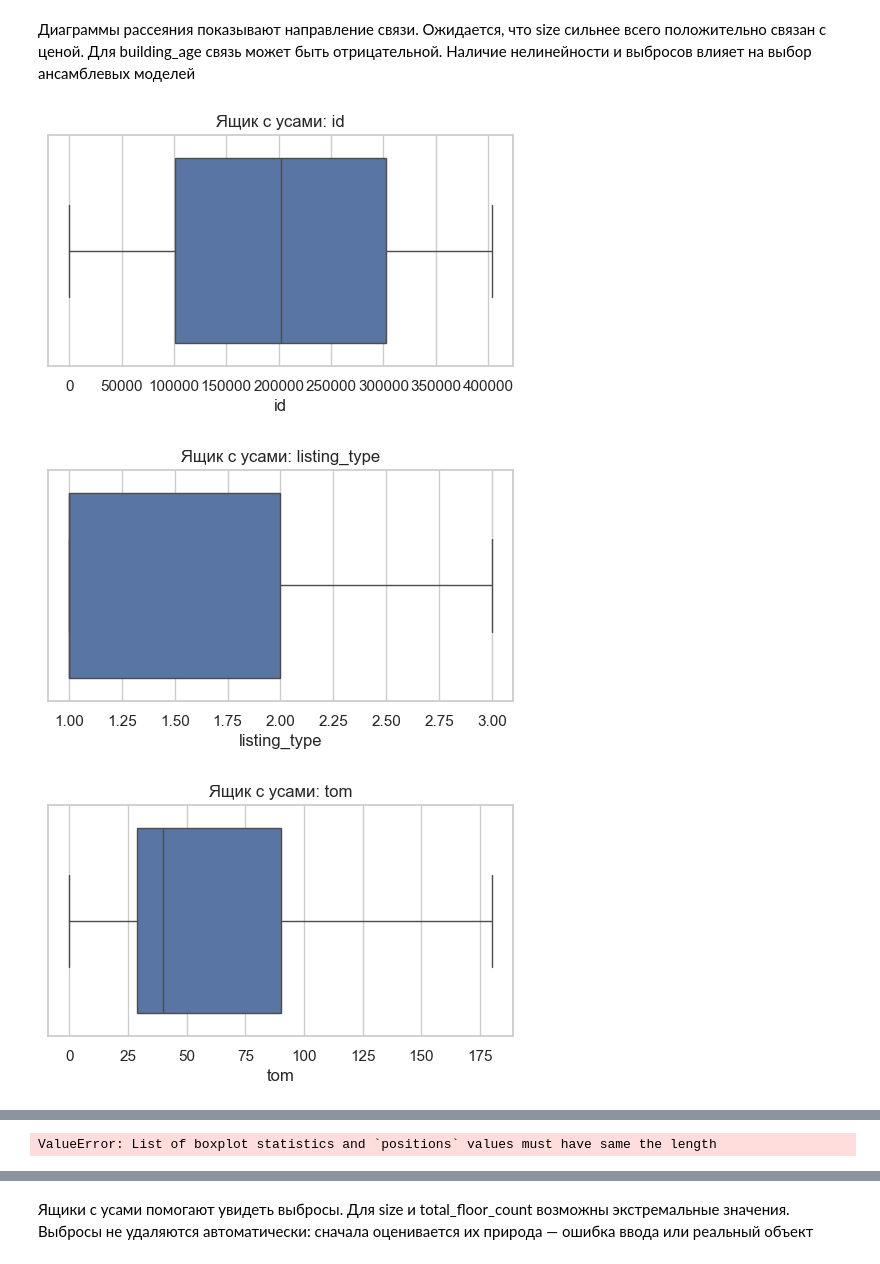
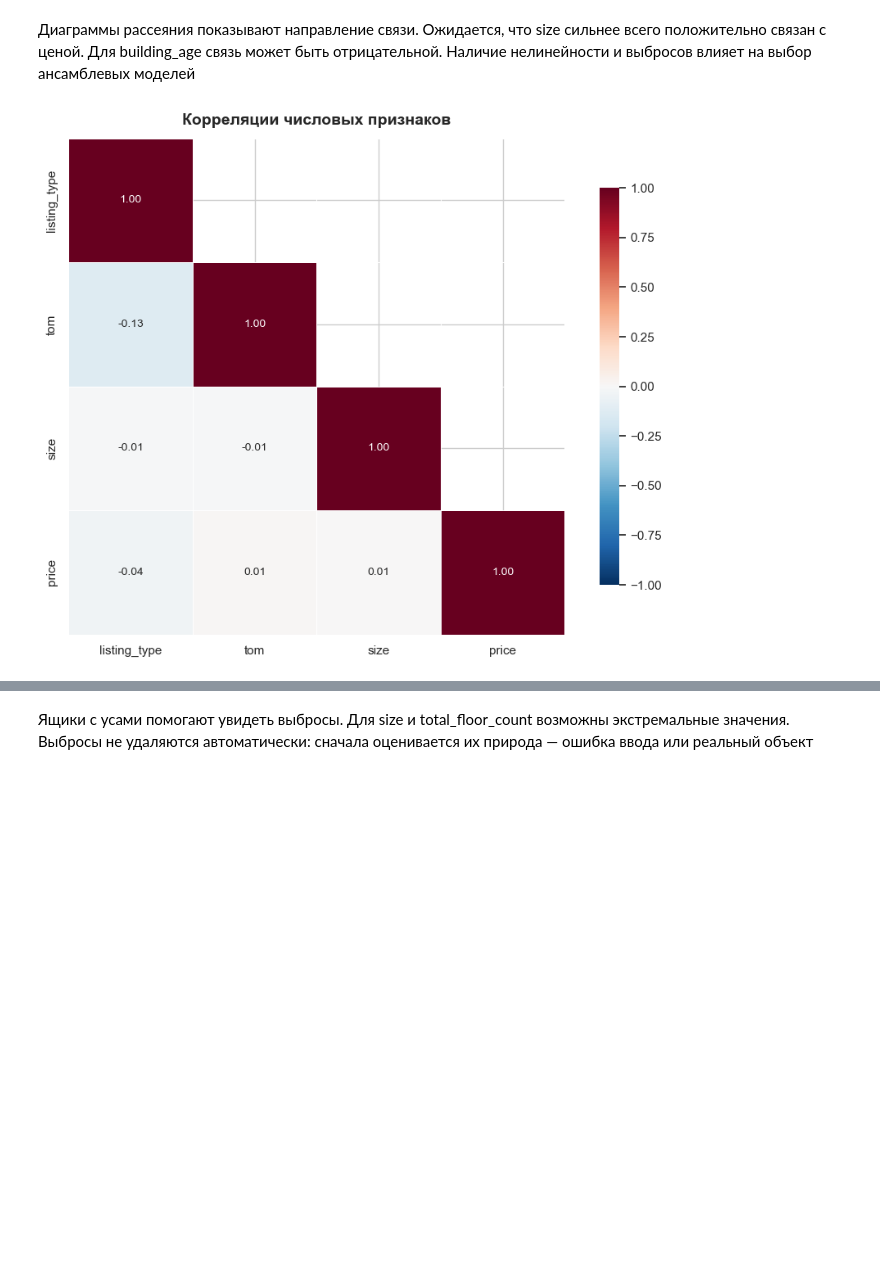
Before and after one commit to velvetrobe/Turkish_real_estate_machine, a Jupyter notebook: real_estate.ipynb, the cells around one changed output, grey strips where cells are left out. Cells and saved outputs as stored; diff of their text form; code cells hidden in the pictures; blank space fills up the shorter version.

```diff
--- a/real_estate.ipynb
+++ b/real_estate.ipynb
@@ -205,14 +253,20 @@ if target is not None:
 # %% [markdown]
 Диаграммы рассеяния показывают направление связи. Ожидается, что size сильнее всего положительно связан с ценой. Для building_age связь может быть отрицательной. Наличие нелинейности и выбросов влияет на выбор ансамблевых моделей
 # %%
-for col in num_cols:
-    if col == target:
-        continue
-    plt.figure(figsize=(6, 3))
-    sns.boxplot(x=df[col])
-    plt.title(f"Ящик с усами: {col}")
-    plt.show()
+corr_cols = [c for c in num_cols if c not in ("id", "furnished")]
+corr = df[corr_cols].corr()
+
+plt.figure(figsize=(9, 7))
+mask = np.triu(np.ones_like(corr, dtype=bool), k=1)
+
+sns.heatmap(
+    corr, mask=mask, annot=True, fmt=".2f",
+    cmap="RdBu_r", center=0, vmin=-1, vmax=1,
+    square=True, linewidths=0.5, cbar_kws={"shrink": 0.8},
+    annot_kws={"size": 10}
+)
+plt.title("Корреляции числовых признаков", fontsize=14, fontweight="bold", pad=12)
+plt.tight_layout()
+plt.show()
 # %% [output]
-[figure, old version]
+[figure, new version]
-[figure, removed]
-[figure, removed]
@@ -220 +272,0 @@ for col in num_cols:
-ValueError: List of boxplot statistics and `positions` values must have same the length
```
Also changed, not shown: parts of 22 cells of this notebook, 23 other files.
